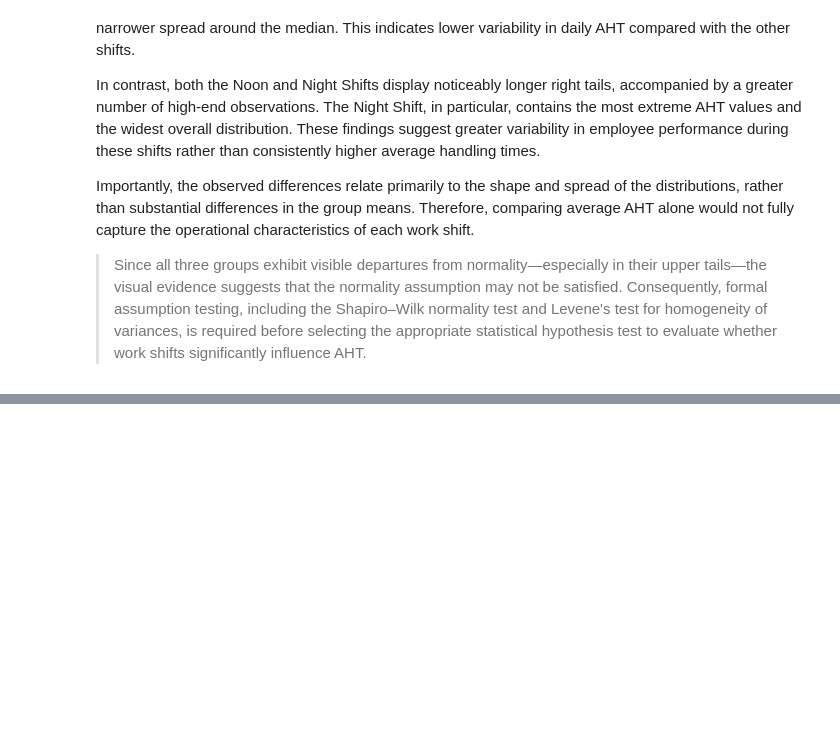
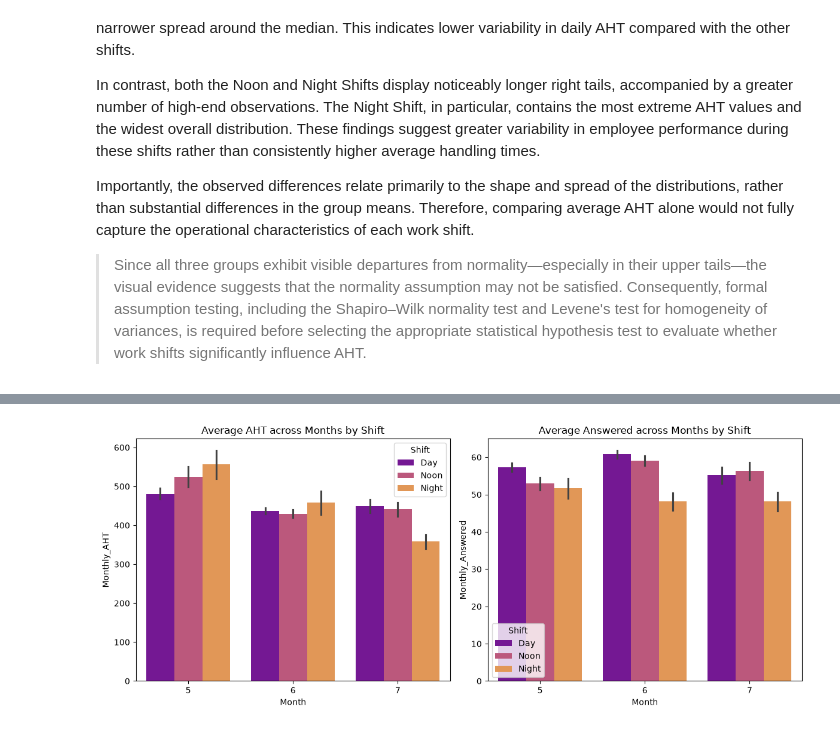
Before and after one commit to Rockiearn/CNX, a Jupyter notebook: notebooks/EDA.ipynb, the cells around one changed output, grey strips where cells are left out. Saved outputs shown, nothing was run; the diff lists cells and outputs as text; code cells hidden in the pictures; blank space fills up the shorter version.

```diff
--- a/notebooks/EDA.ipynb
+++ b/notebooks/EDA.ipynb
@@ -365,0 +277,17 @@ sns.catplot(data = df, x = "Dayofweek", y = "Answered",
+# %%
+fig, axes = plt.subplots(1, 2, figsize=(12, 5))
+
+sns.barplot(
+    data=df.sort_values("pos"), x="Month", y="Monthly_AHT", hue="Shift", errorbar=("ci", 95), palette="plasma", ax=axes[0]
+)
+axes[0].set_title("Average AHT across Months by Shift")
+
+sns.barplot(
+    data=df.sort_values("pos"), x="Month", y="Monthly_Answered", hue="Shift", errorbar=("ci", 95), palette="plasma", ax=axes[1]
+)
+
+axes[1].set_title("Average Answered across Months by Shift")
+
+plt.tight_layout()
+# %% [output]
+[figure, added]
```
Also changed, not shown: parts of 21 cells of this notebook, 1 other file.
